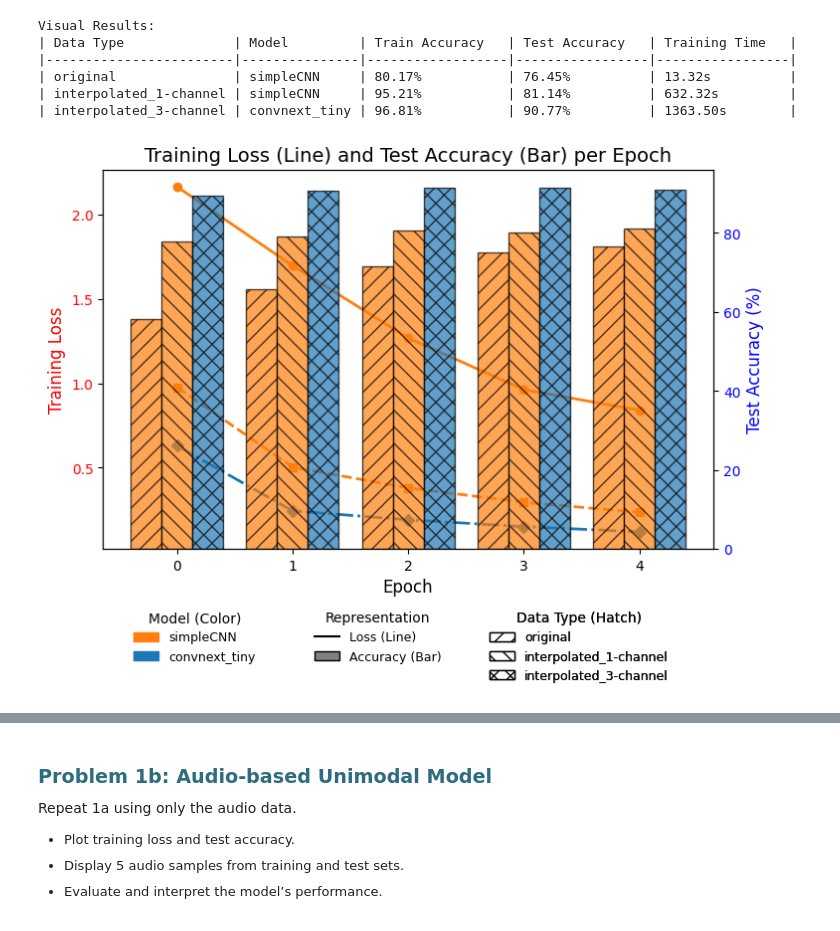
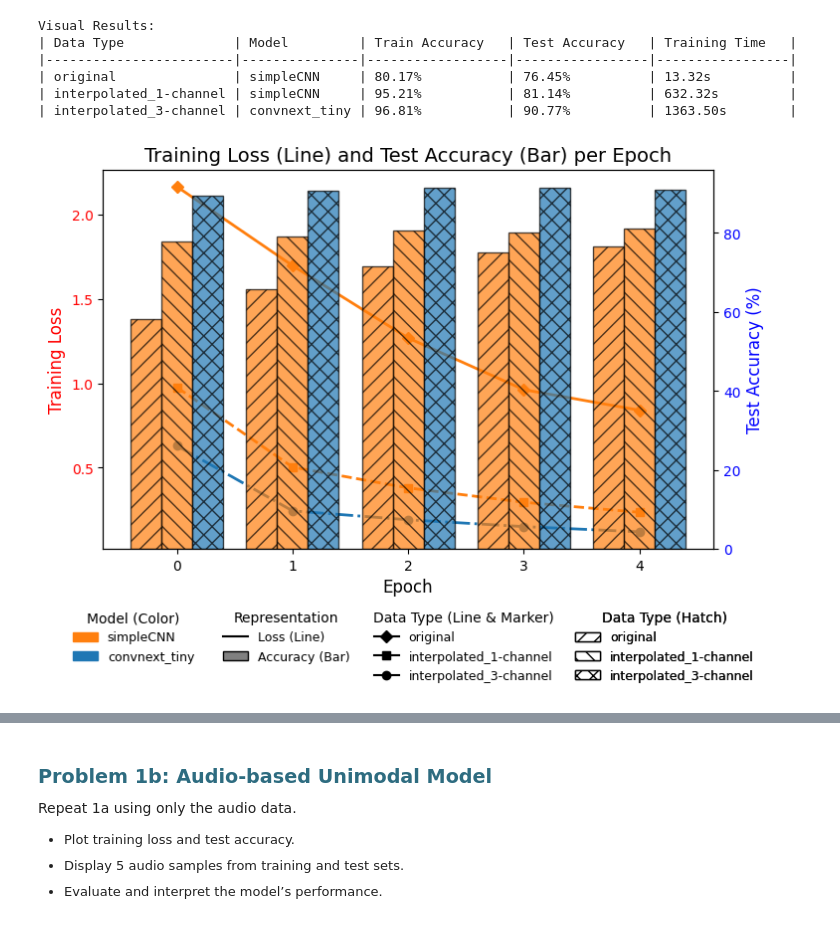
Before and after one commit to tranchau989/HandwrittenRecognition, a Jupyter notebook: FYS3033_Assignment_Template.ipynb, the cells around one changed output, grey strips where cells are left out. Saved outputs shown, nothing was run; the diff lists cells and outputs as text; code cells hidden in the pictures.

Commit message:
Adding the result images

```diff
--- a/FYS3033_Assignment_Template.ipynb
+++ b/FYS3033_Assignment_Template.ipynb
@@ -283,39 +283,37 @@ import itertools
 from matplotlib.patches import Patch
 from matplotlib.lines import Line2D
 
-def plot_combined_loss_and_accuracy(models_results):
+RESULTS_DIR = "NLDL_FYS-8604/images"
+
+def plot_combined_loss_and_accuracy(models_results, dir="NLDL_FYS-8604/images", plot_name="results"):
     num_epochs = len(models_results[0]['train_loss'])
     num_models = len(models_results)
     epoch_indices = np.arange(num_epochs)
 
     fig, ax1 = plt.subplots(figsize=(10, 6))
     ax2 = ax1.twinx()
-
     # Style setup
     color_cycle = plt.cm.tab10.colors
-    marker_cycle = ['o', 's', 'D', '^', 'v', '<', '>', 'P', '*', 'X']
     line_style_cycle = ['-', '--', '-.', ':']
     hatch_base = ['/', '\\', 'x', '-', '+', '.', '*', 'O']
     hatch_cycle = itertools.cycle([h*2 for h in hatch_base])  # Dense hatch
-
-    markers = itertools.cycle(marker_cycle)
     line_styles = itertools.cycle(line_style_cycle)
 
-    # Assign unique color per model name
+    # Unique models, colors, data types and markers
     unique_model_names = list({model['name'] for model in models_results})
     color_map = {name: color_cycle[i % len(color_cycle)] for i, name in enumerate(unique_model_names)}
-
-    # Bar width
+    data_types = list({model.get('data_type', f"Data {i+1}") for i, model in enumerate(models_results)})
+    marker_cycle = ['o', 's', 'D', '^', 'v', '<', '>', 'P', '*', 'X']
+    data_type_to_marker = {dt: marker_cycle[i % len(marker_cycle)] for i, dt in enumerate(data_types)}
+    # Bar width and offset
     bar_width = 0.8 / num_models
     offset = - (num_models - 1) / 2 * bar_width
-
     # Legend handles
     model_handles = {}
     hatch_handles = {}
     line_style_handle = Line2D([0], [0], color='black', linestyle='-', label='Loss (Line)')
     bar_style_handle = Patch(facecolor='gray', edgecolor='black', label='Accuracy (Bar)')
-
-    # First: bars
+    # Bars (accuracy)
     for i, model in enumerate(models_results):
         model_name = model['name']
         data_type = model.get('data_type', f"Data {i+1}")
@@ -325,26 +323,23 @@ def plot_combined_loss_and_accuracy(models_results):
         bar_positions = epoch_indices + (i * bar_width) + offset
 
         ax2.bar(bar_positions, acc, width=bar_width, color=color,
-                alpha=0.7, edgecolor='black', hatch=hatch, zorder=1) # zorder -> in the back
+                alpha=0.7, edgecolor='black', hatch=hatch, zorder=1)
 
-        # Store legend handles
         if model_name not in model_handles:
             model_handles[model_name] = Patch(color=color, label=model_name)
         if data_type not in hatch_handles:
             hatch_handles[data_type] = Patch(facecolor='white', edgecolor='black', hatch=hatch, label=data_type)
-
-    # Then: lines on top
-    markers = itertools.cycle(marker_cycle)
+    # Lines (loss)
     line_styles = itertools.cycle(line_style_cycle)
     for i, model in enumerate(models_results):
         model_name = model['name']
+        data_type = model.get('data_type', f"Data {i+1}")
         color = color_map[model_name]
-        marker = next(markers)
+        marker = data_type_to_marker[data_type]
         line_style = next(line_styles)
         ax1.plot(epoch_indices, model['train_loss'],
                  linestyle=line_style, marker=marker,
-                 color=color, linewidth=2, markersize=6, zorder=3) #zorder -> in the front
-
+                 color=color, linewidth=2, markersize=6, zorder=3)
     # Labels and ticks
     ax1.set_xlabel("Epoch", fontsize=12)
     ax1.set_ylabel("Training Loss", color='red', fontsize=12)
@@ -353,46 +348,66 @@ def plot_combined_loss_and_accuracy(models_results):
     ax2.tick_params(axis='y', labelcolor='blue')
     ax1.set_xticks(epoch_indices)
     plt.title("Training Loss (Line) and Test Accuracy (Bar) per Epoch", fontsize=14)
-
+    # Legends
     model_legend = ax1.legend(
         handles=list(model_handles.values()),
         title='Model (Color)',
         loc='lower center',
-        bbox_to_anchor=(0.15, -0.33),
+        bbox_to_anchor=(0.05, -0.33),
         fontsize=9,
         title_fontsize=10,
         frameon=False
     )
     ax1.add_artist(model_legend)
-
     representation_legend = ax1.legend(
         handles=[line_style_handle, bar_style_handle],
         title='Representation',
         loc='lower center',
-        bbox_to_anchor=(0.45, -0.33),
+        bbox_to_anchor=(0.3, -0.33),
         fontsize=9,
         title_fontsize=10,
         frameon=False
     )
     ax1.add_artist(representation_legend)
-
+    data_type_handles = []
+    for dt in data_types:
+        marker = data_type_to_marker[dt]
+        handle = Line2D([0], [0], color='black', marker=marker, linestyle='-', label=dt, markersize=6)
+        data_type_handles.insert(0, handle)
+    data_type_legend = ax1.legend(
+        handles=data_type_handles,
+        title='Data Type (Line & Marker)',
+        loc='lower center',
+        bbox_to_anchor=(0.59, -0.38),
+        fontsize=9,
+        title_fontsize=10,
+        frameon=False
+    )
+    ax1.add_artist(data_type_legend)
     hatch_legend = ax1.legend(
         handles=list(hatch_handles.values()),
         title='Data Type (Hatch)',
         loc='lower center',
-        bbox_to_anchor=(0.78, -0.38),
+        bbox_to_anchor=(0.92, -0.38),
         fontsize=9,
         title_fontsize=10,
         frameon=False
     )
     ax1.add_artist(hatch_legend)
-
-
-    # Apply all
-    plt.tight_layout(rect=[0, 0.35, 0.75, 0.75])
+    # Layout adjustments
+    fig.tight_layout(rect=[0, 0.35, 0.75, 0.75])
     plt.subplots_adjust(bottom=0.05)
+    # Save the figure as a PNG, including all extra legends
+    fig.canvas.draw()
+    extra_legends = [model_legend, representation_legend, data_type_legend, hatch_legend]
+    fig.savefig(
+        f"{dir}/{plot_name}.png",
+        dpi=300,
+        bbox_inches='tight',
+        bbox_extra_artists=extra_legends
+    )
     plt.show()
 
-plot_combined_loss_and_accuracy(visual_results)
+plot_combined_loss_and_accuracy(visual_results, dir=RESULTS_DIR, plot_name="visual_results")
 # %% [output]
-[figure, old version]
+[figure, new version]
```
Also changed, not shown: parts of 1 cell of this notebook.
